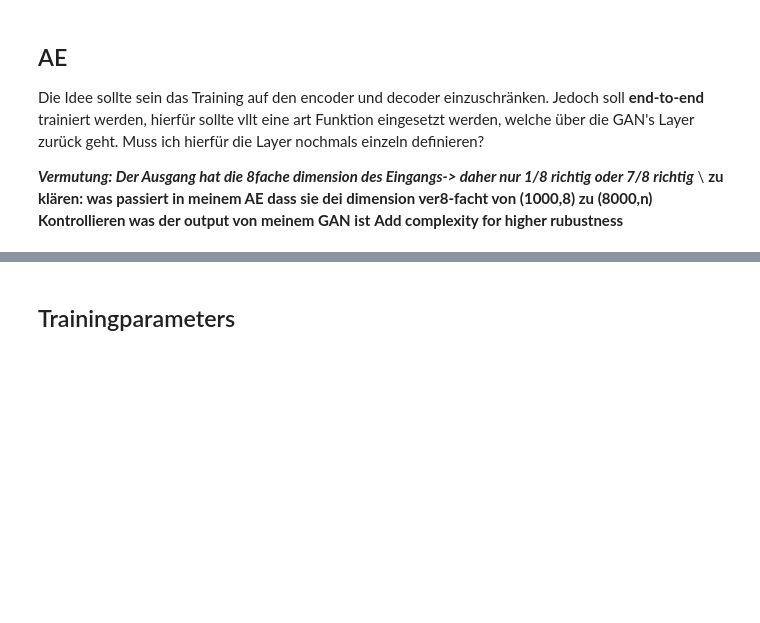
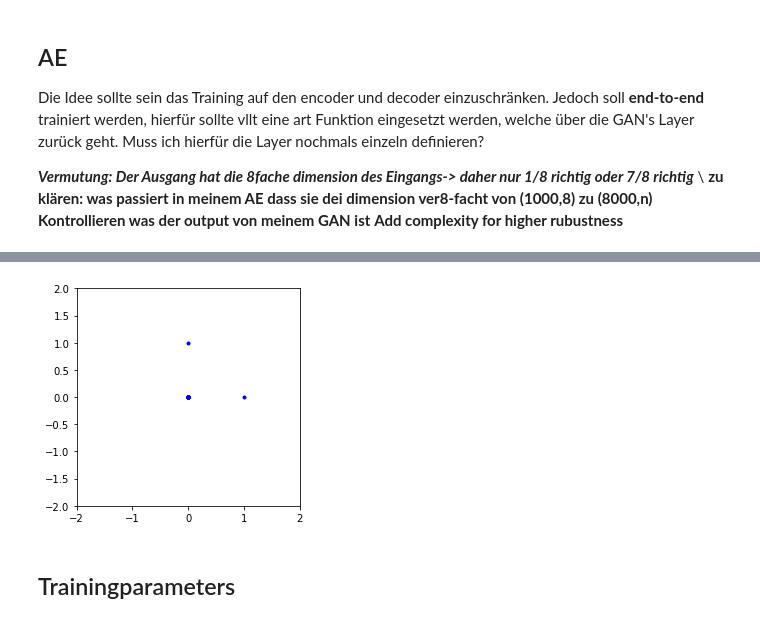
Before and after one commit to YBen1/Autoencoder_communication_sytem_with_GAN_channel-estimation, a Jupyter notebook: MA_GAN_estimation.ipynb, the cells around one changed output, grey strips where cells are left out. Cells and saved outputs as stored; diff of their text form; code cells hidden in the pictures; blank space fills up the shorter version.

```diff
--- a/MA_GAN_estimation.ipynb
+++ b/MA_GAN_estimation.ipynb
@@ -507,5 +507,5 @@ data, test_data = generate_data_vector(1000000), generate_data_vector(10000)
 #model = Autoencoder()
 AE = get_AE(encoder, generator, decoder)
 AE.compile(optimizer='nadam',loss='categorical_crossentropy',metrics=['accuracy'])
-history = AE.fit(data, data, batch_size=500,steps_per_epoch=1000, epochs=20)
+history = AE.fit(data, data, batch_size=500,steps_per_epoch=1000, epochs=10)
 # %% [output]
@@ -574,3 +576,13 @@ plt.show()
+# %%
+tes_data = np.eye(M, dtype = int)
+coding1= AE.predict(tes_data)
+fig = plt.figure(figsize=(4,4))
+plt.plot(coding1[:,0], coding1[:,1],"b.")
+plt.gca().set_ylim(-2,2)
+plt.gca().set_xlim(-2,2)
+plt.show()
+# %% [output]
+[figure, added]
 # %% [markdown]
 ## Trainingparameters
 # %%
```
Also changed, not shown: parts of 12 cells of this notebook.
